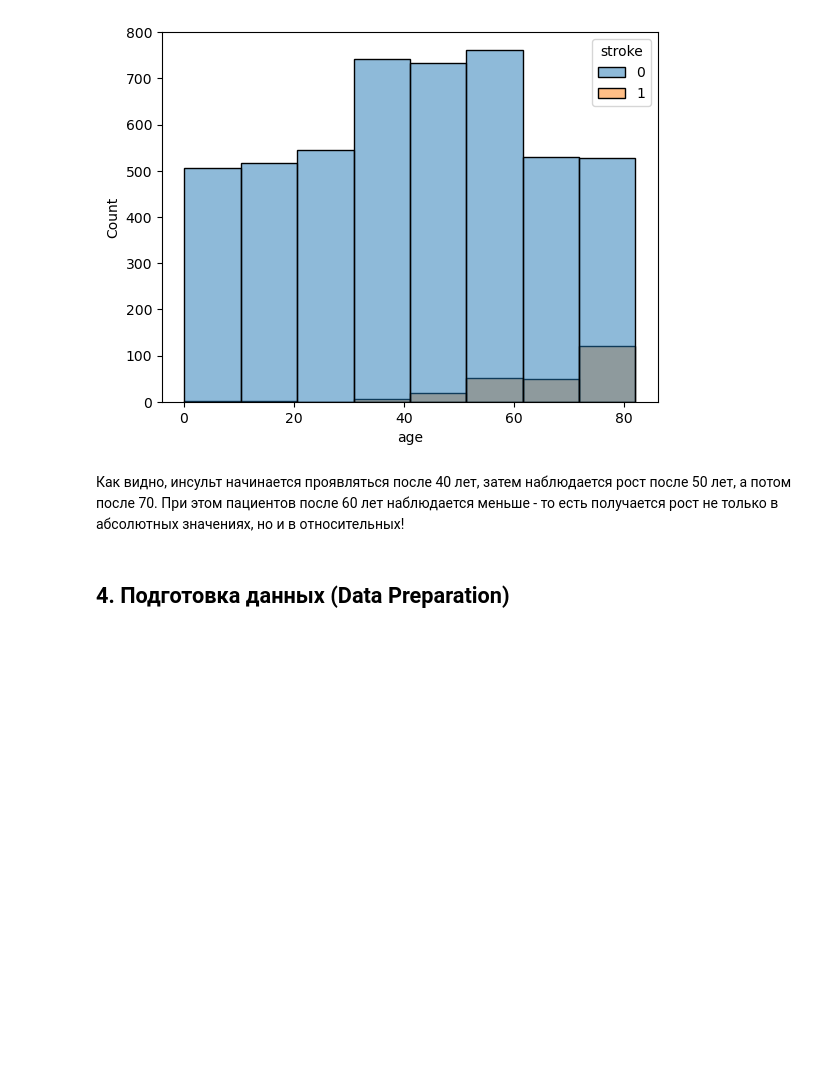
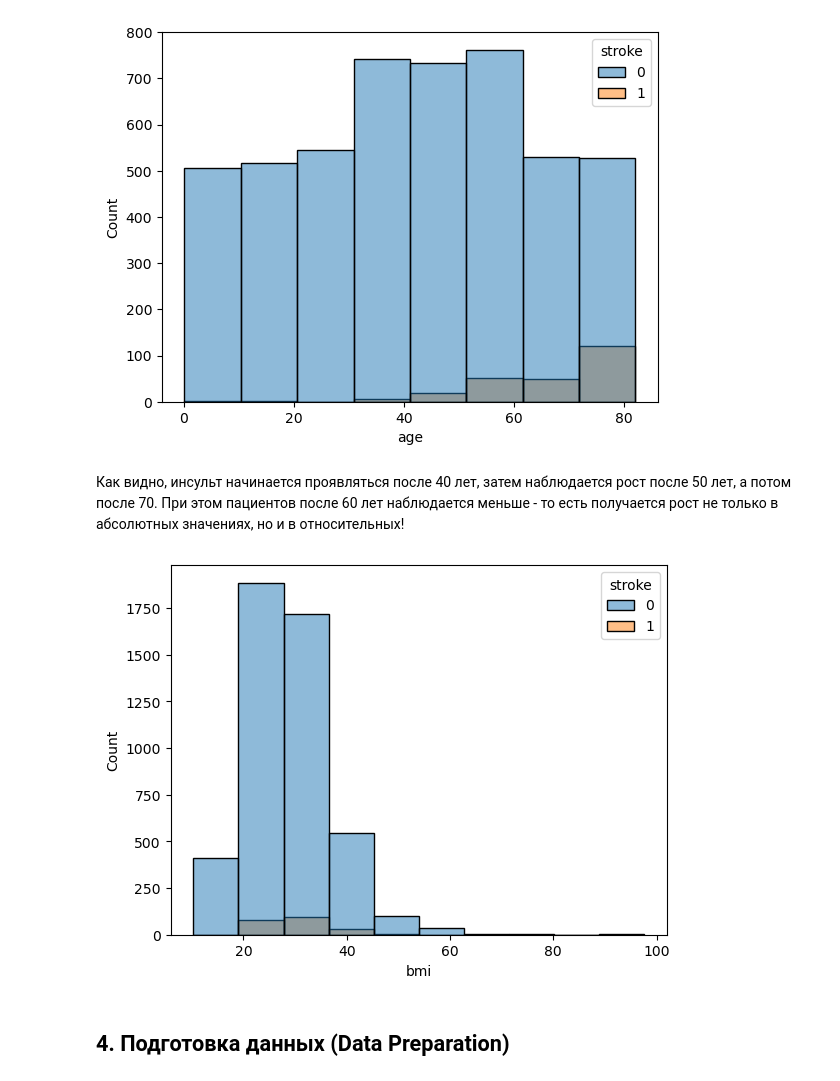
Before and after one commit to d-vitkovskiy/kaggle-projects, a Jupyter notebook: 1_brain_stroke/brain_stroke.ipynb, the cells around one changed output. Cells and saved outputs as stored; diff of their text form; code cells hidden in the pictures; blank space fills up the shorter version.

```diff
--- a/1_brain_stroke/brain_stroke.ipynb
+++ b/1_brain_stroke/brain_stroke.ipynb
@@ -339,6 +339,15 @@ sns.histplot(
 [figure]
 # %% [markdown]
 Как видно, инсульт начинается проявляться после 40 лет, затем наблюдается рост после 50 лет, а потом после 70. При этом пациентов после 60 лет наблюдается меньше - то есть получается рост не только в абсолютных значениях, но и в относительных!
+# %%
+sns.histplot(
+    x='bmi',
+    data=stroke,
+    hue='stroke',
+    bins=10
+);
+# %% [output]
+[figure, added]
 # %% [markdown]
 ## 4. Подготовка данных (Data Preparation)
 # %% [markdown]
```
Also changed, not shown: parts of 189 cells of this notebook.
